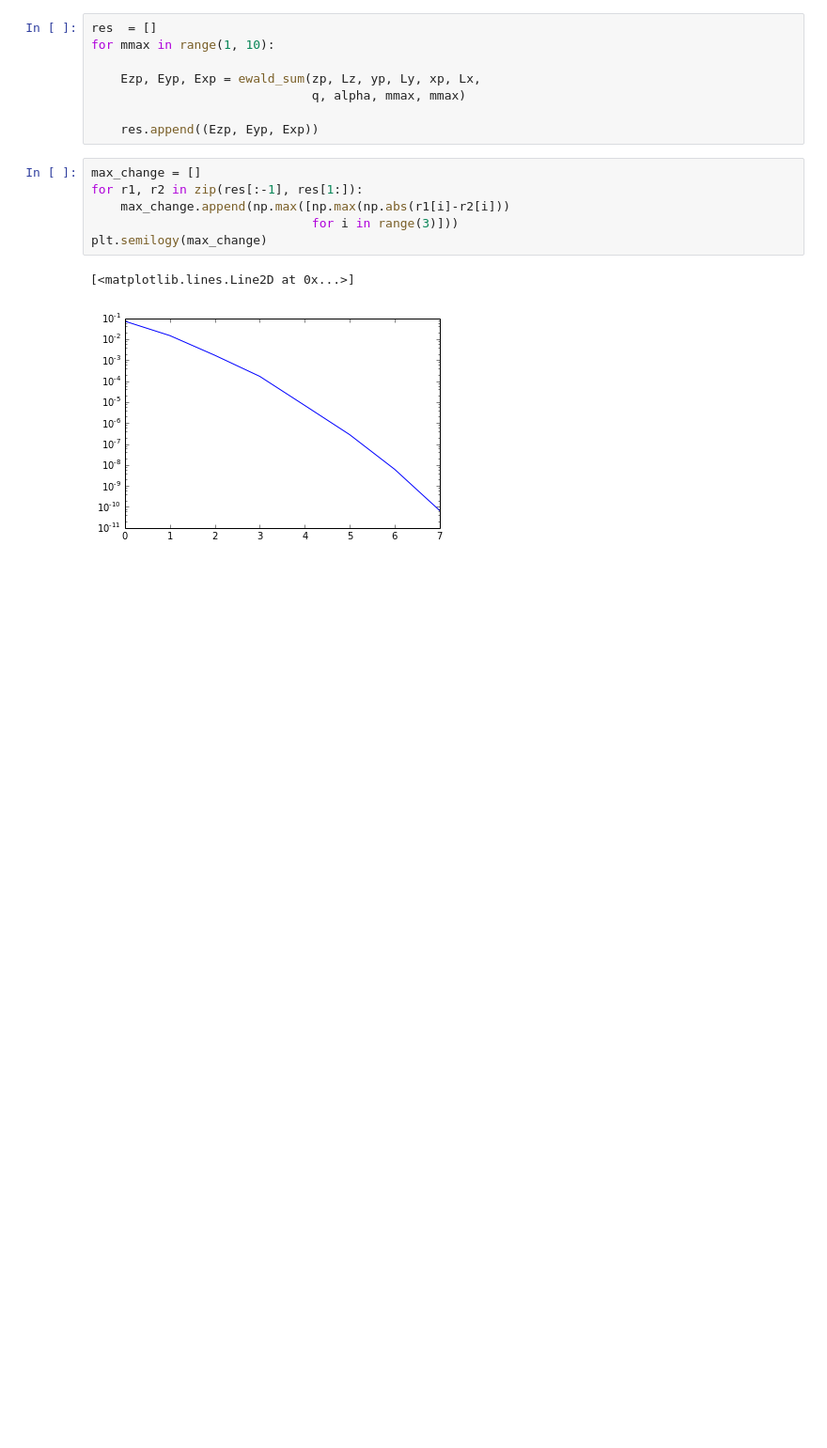
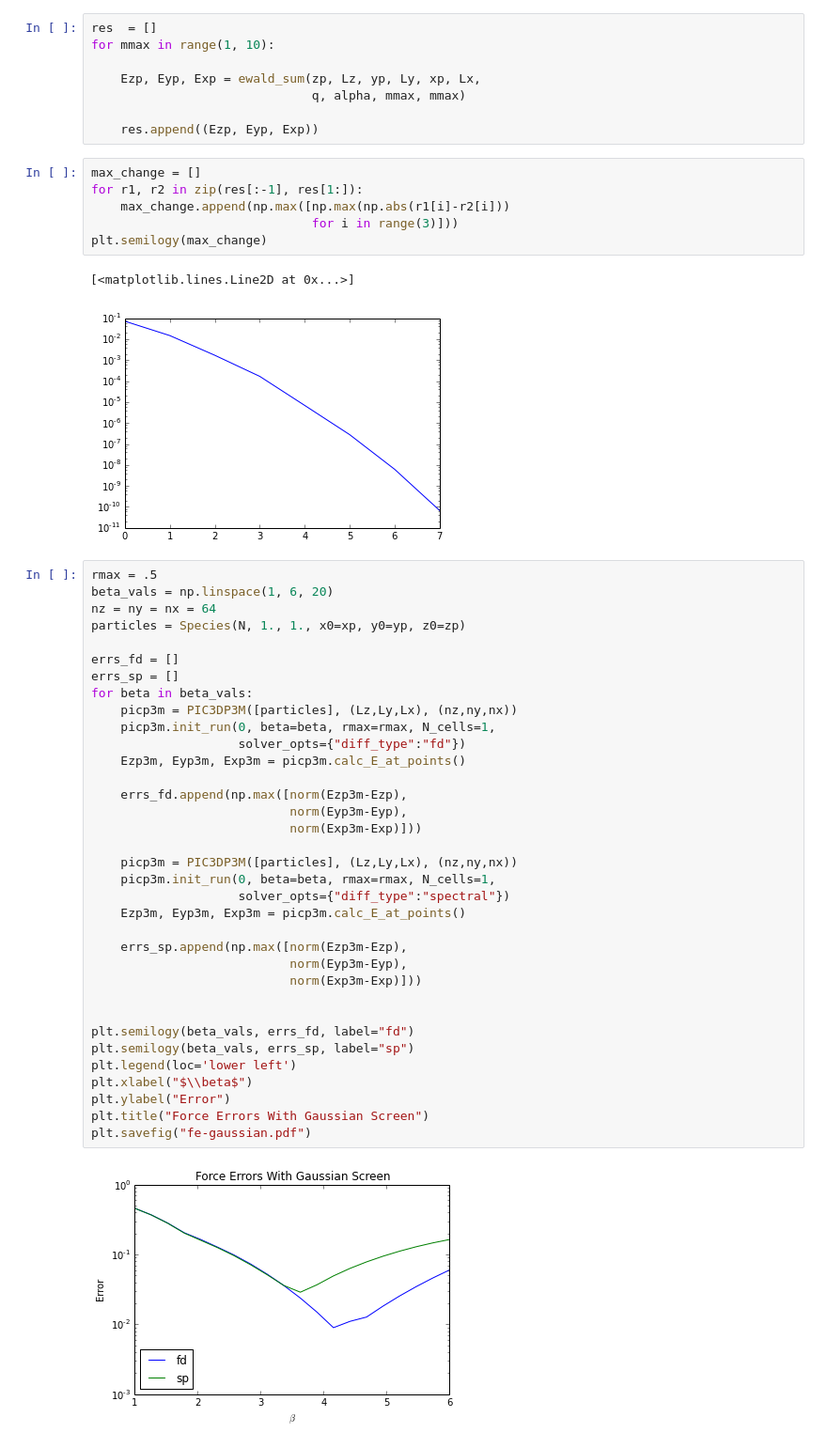
Before and after one commit to dreamer2368/py3d3v, a Jupyter notebook: py3d3v/ewald-sum.ipynb, the cells around one changed output. Shown at 94% size. Cells and saved outputs as stored; diff of their text form; blank space fills up the shorter version.

```diff
--- a/py3d3v/ewald-sum.ipynb
+++ b/py3d3v/ewald-sum.ipynb
@@ -38,5 +38,42 @@ plt.semilogy(max_change)
 # %% [output]
 [<matplotlib.lines.Line2D at 0x...>]
 [figure]
+# %%
+rmax = .5
+beta_vals = np.linspace(1, 6, 20)
+nz = ny = nx = 64
+particles = Species(N, 1., 1., x0=xp, y0=yp, z0=zp)
+
+errs_fd = []
+errs_sp = []
+for beta in beta_vals:
+    picp3m = PIC3DP3M([particles], (Lz,Ly,Lx), (nz,ny,nx))
+    picp3m.init_run(0, beta=beta, rmax=rmax, N_cells=1,
+                    solver_opts={"diff_type":"fd"})
+    Ezp3m, Eyp3m, Exp3m = picp3m.calc_E_at_points()
+
+    errs_fd.append(np.max([norm(Ezp3m-Ezp),
+                           norm(Eyp3m-Eyp),
+                           norm(Exp3m-Exp)]))
+
+    picp3m = PIC3DP3M([particles], (Lz,Ly,Lx), (nz,ny,nx))
+    picp3m.init_run(0, beta=beta, rmax=rmax, N_cells=1,
+                    solver_opts={"diff_type":"spectral"})
+    Ezp3m, Eyp3m, Exp3m = picp3m.calc_E_at_points()
+
+    errs_sp.append(np.max([norm(Ezp3m-Ezp),
+                           norm(Eyp3m-Eyp),
+                           norm(Exp3m-Exp)]))
+
+
+plt.semilogy(beta_vals, errs_fd, label="fd")
+plt.semilogy(beta_vals, errs_sp, label="sp")
+plt.legend(loc='lower left')
+plt.xlabel("$\\beta$")
+plt.ylabel("Error")
+plt.title("Force Errors With Gaussian Screen")
+plt.savefig("fe-gaussian.pdf")
+# %% [output]
+[figure, added]
 # %%
 rmax = .5
```
Also changed, not shown: parts of 2 cells of this notebook, 2 other files.
